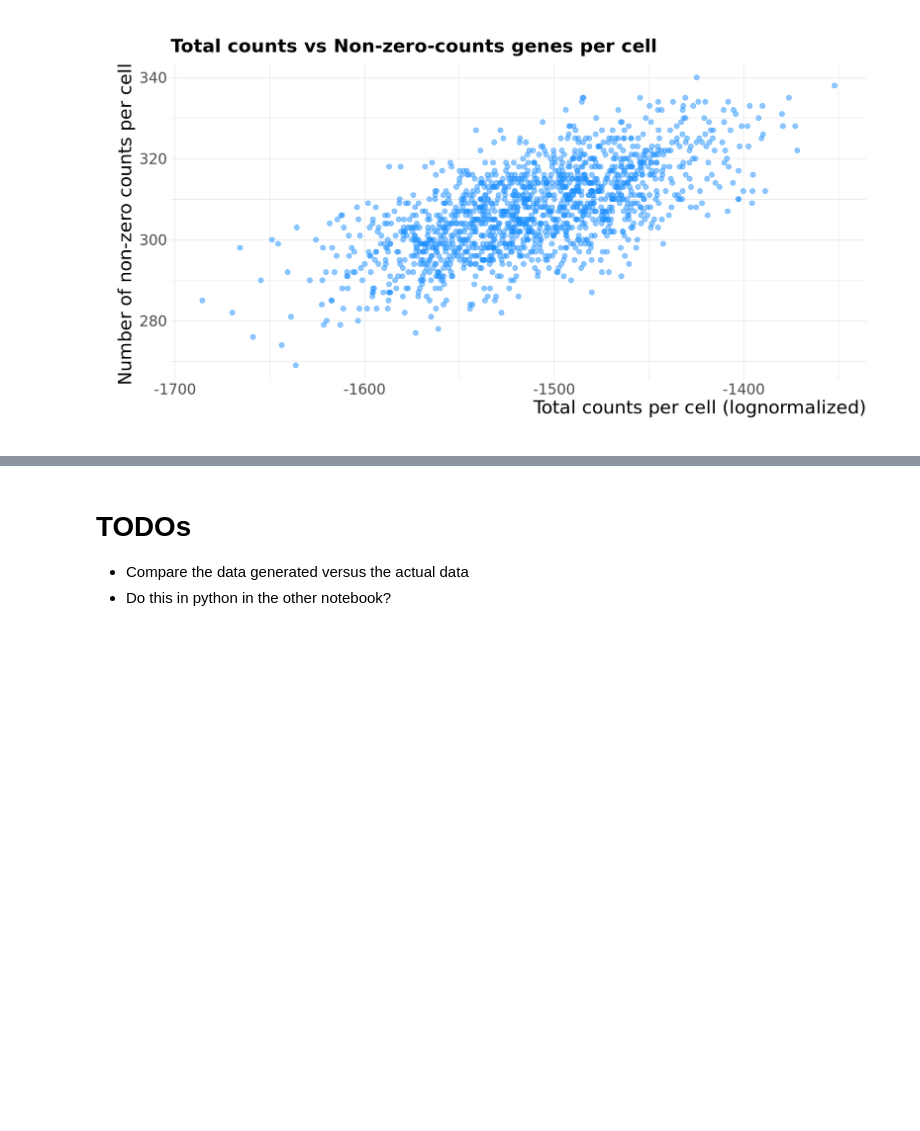
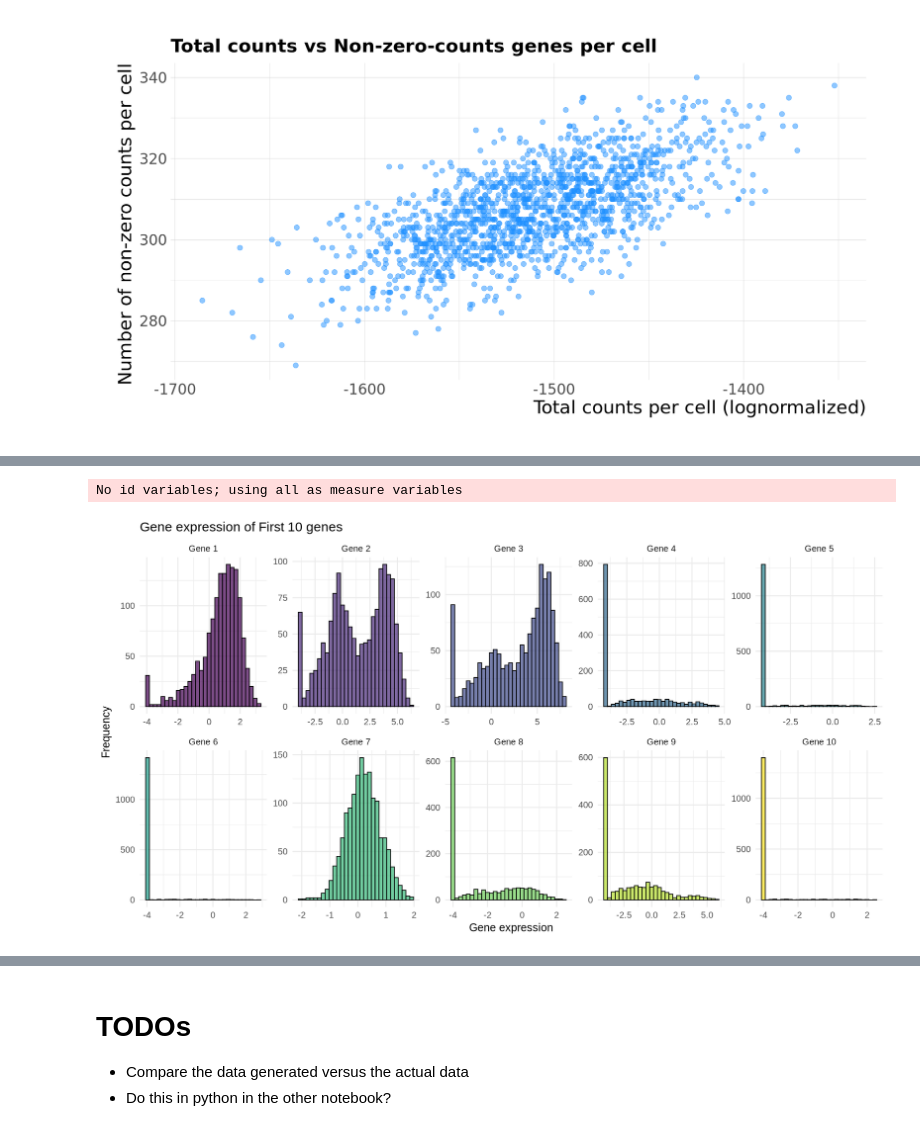
Before and after one commit to AndreMacedo88/Notebooks-Research, a Jupyter notebook: Bioinfo/Transcriptomics/generate_realistic_single-cell_count_data_r.ipynb, the cells around one changed output, grey strips where cells are left out. Saved outputs shown, nothing was run; the diff lists cells and outputs as text; code cells hidden in the pictures; blank space fills up the shorter version.

```diff
--- a/Bioinfo/Transcriptomics/generate_realistic_single-cell_count_data_r.ipynb
+++ b/Bioinfo/Transcriptomics/generate_realistic_single-cell_count_data_r.ipynb
@@ -554,0 +679,25 @@ ggplot(plot_data, aes(x = Counts, y = NonZeroCounts)) +
+# %%
+# Convert the first 10 columns of counts_lognormalized to a data frame for ggplot2
+plot_data <- as.data.frame(counts_lognormalized[, 1:10])
+
+# Rename the columns as "Gene 1", "Gene 2", ...
+colnames(plot_data) <- paste0("Gene ", 1:10)
+
+# Melt the data frame for ggplot2
+plot_data <- melt(plot_data, variable.name = "Gene", value.name = "Values")
+
+# Create the ggplot
+ggplot(plot_data, aes(x = Values)) +
+    geom_histogram(aes(fill = Gene), bins = 30, color = "black", alpha = 0.7) +
+    scale_fill_viridis_d() +
+    facet_wrap(~Gene, ncol = 5, scales = "free") +
+    labs(
+        title = "Gene expression of First 10 genes",
+        x = "Gene expression",
+        y = "Frequency"
+    ) +
+    theme_minimal(base_size = 15) +
+    theme(legend.position = "none")
+# %% [output]
+No id variables; using all as measure variables
+[figure, added]
```
Also changed, not shown: parts of 14 cells of this notebook.
